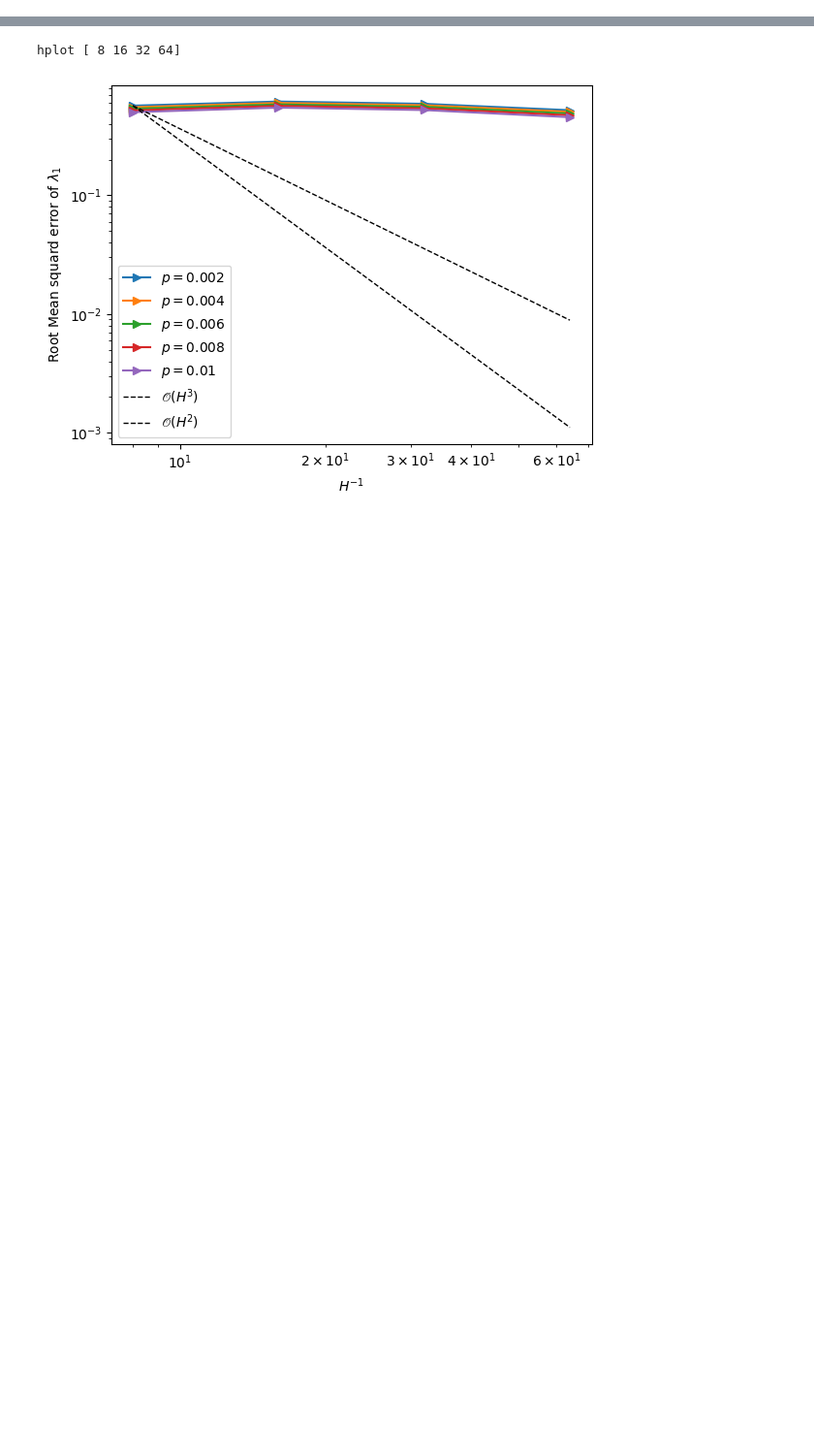
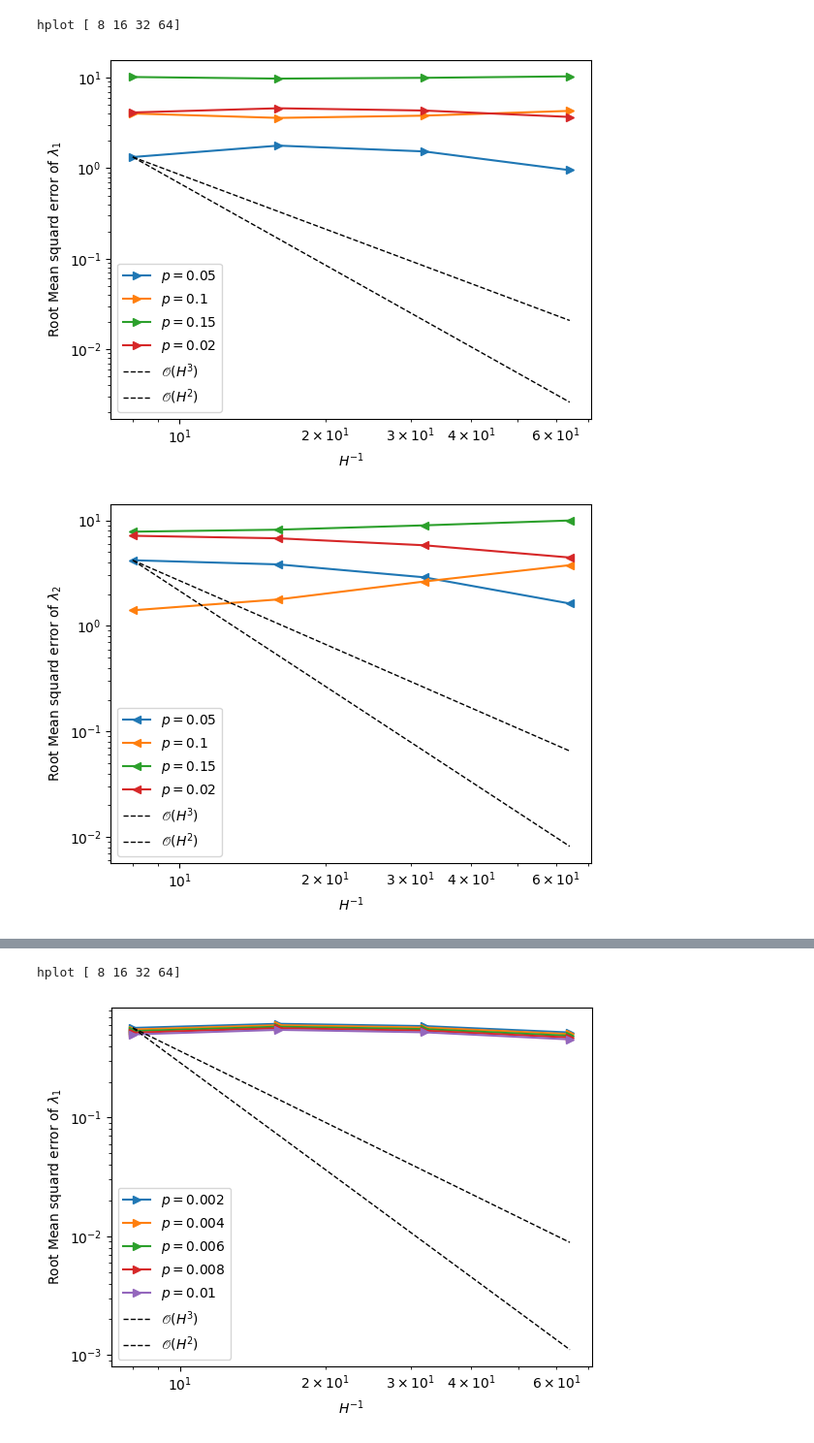
Before and after one commit to DKolombage/gridlod-random-perturbations, a Jupyter notebook: eigen_problem/E6_OLOD_2D_RE.ipynb, the cells around one changed output, grey strips where cells are left out. Shown at 97% size. Saved outputs shown, nothing was run; the diff lists cells and outputs as text; code cells hidden in the pictures; blank space fills up the shorter version.

```diff
--- a/eigen_problem/E6_OLOD_2D_RE.ipynb
+++ b/eigen_problem/E6_OLOD_2D_RE.ipynb
@@ -9,0 +91,24 @@ from Experimental_Order_Cvg import *
+# %%
+
+NFine = np.array([256,256])
+Nepsilon = np.array([128,128])
+NCoarse = np.array([4,4])
+k=3
+NSamples = 200
+dim = np.size(NFine)
+Neigen = 3
+alpha = 1
+beta = 10
+left = np.array([0.25, 0.25])
+right = np.array([0.75, 0.75])
+pList = [0.05, 0.1, 0.15, 0.02]
+def_values = [alpha, 0.5, 5.]
+modelincl = {'name': 'incl', 'bgval': alpha, 'inclval': beta, 'left': left, 'right': right}
+np.random.seed(1)
+root = 'All_Data/OO_2D_randerasure/folder_6_newbounds_pt01topt15/'
+# %%
+plots_cvg(root=root, H_Convergence=True, p_Convergence=True)
+# %% [output]
+hplot [ 8 16 32 64]
+[figure, added]
+[figure, added]
```
Also changed, not shown: parts of 9 cells of this notebook.
